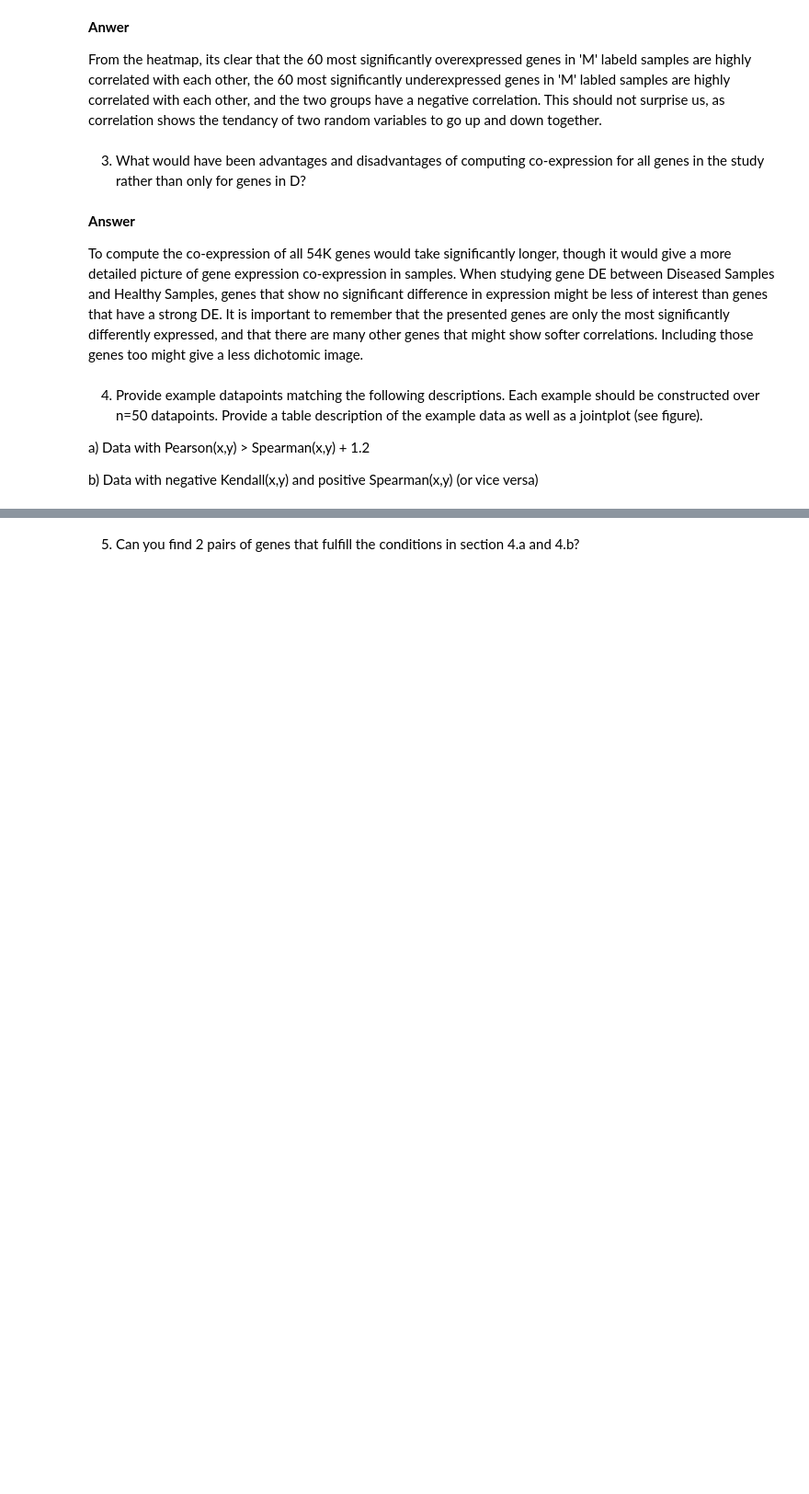
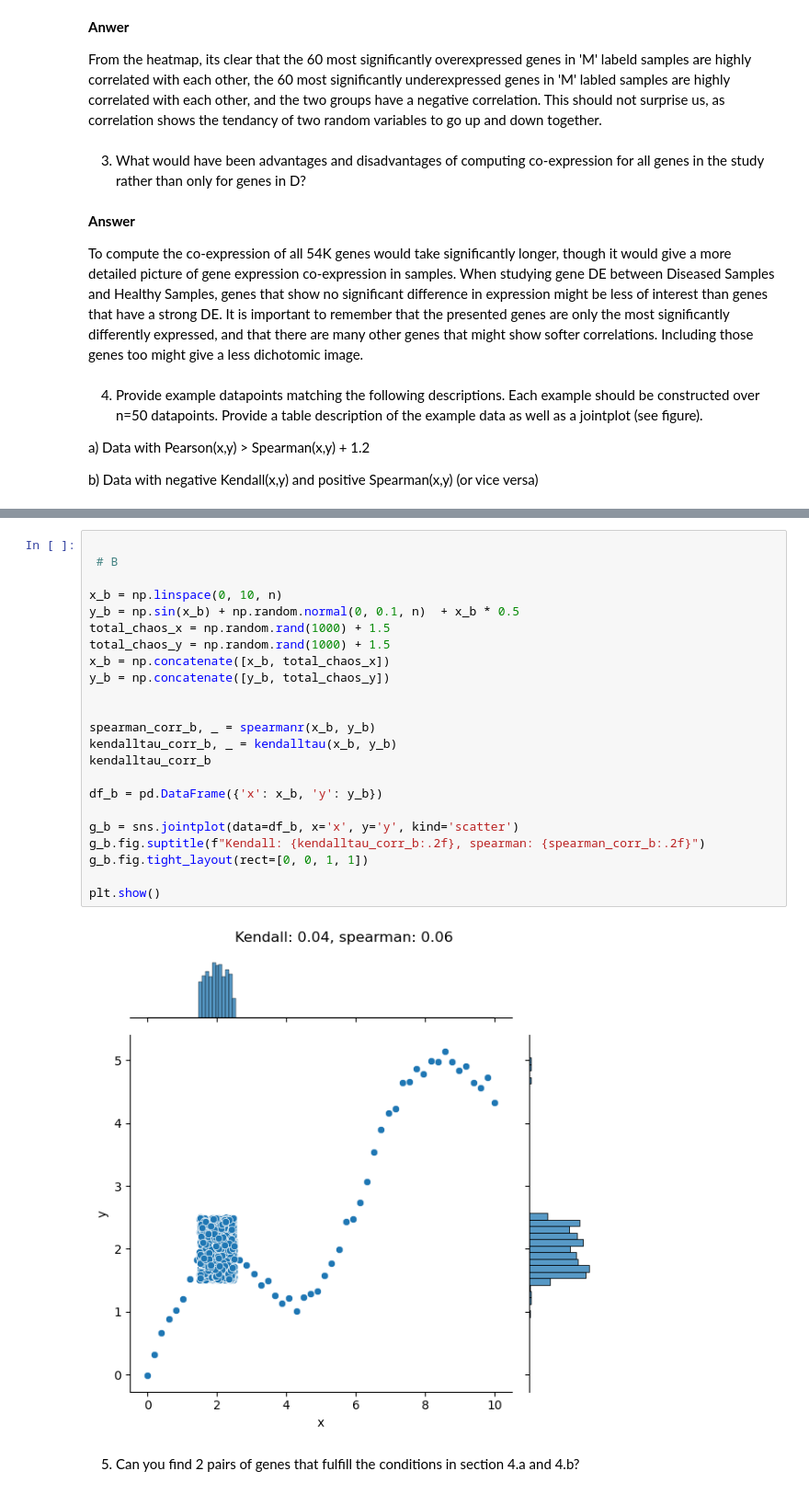
Before and after one commit to matanyaw9/iml_project, a Jupyter notebook: part_1.ipynb, the cells around one changed output, grey strips where cells are left out. Shown at 92% size. Cells and saved outputs as stored; diff of their text form; blank space fills up the shorter version.

Commit message:
Part 1 almost done - Kendall is missing

```diff
--- a/part_1.ipynb
+++ b/part_1.ipynb
@@ -376,3 +399,28 @@ False
+# %%
+
+ # B
+
+x_b = np.linspace(0, 10, n)
+y_b = np.sin(x_b) + np.random.normal(0, 0.1, n)  + x_b * 0.5
+total_chaos_x = np.random.rand(1000) + 1.5
+total_chaos_y = np.random.rand(1000) + 1.5
+x_b = np.concatenate([x_b, total_chaos_x])
+y_b = np.concatenate([y_b, total_chaos_y])
+
+
+spearman_corr_b, _ = spearmanr(x_b, y_b)
+kendalltau_corr_b, _ = kendalltau(x_b, y_b)
+kendalltau_corr_b
+
+df_b = pd.DataFrame({'x': x_b, 'y': y_b})
+
+g_b = sns.jointplot(data=df_b, x='x', y='y', kind='scatter')
+g_b.fig.suptitle(f"Kendall: {kendalltau_corr_b:.2f}, spearman: {spearman_corr_b:.2f}")
+g_b.fig.tight_layout(rect=[0, 0, 1, 1])
+
+plt.show()
+# %% [output]
+[figure, added]
 # %% [markdown]
 5) Can you find 2 pairs of genes that fulfill the
 conditions in section 4.a and 4.b?
```
Also changed, not shown: parts of 25 cells of this notebook.
